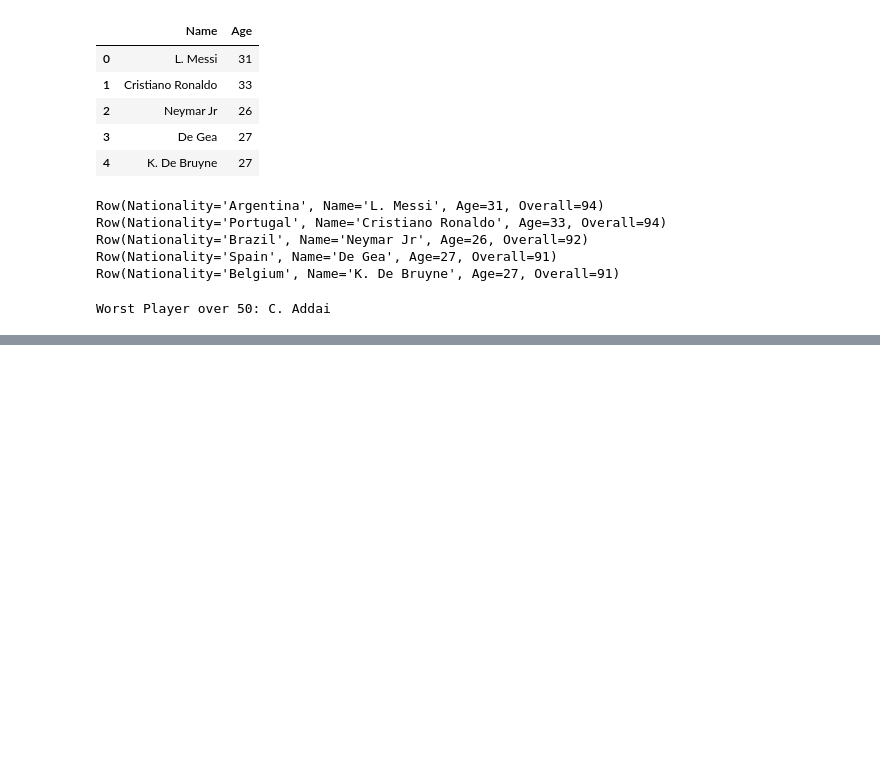
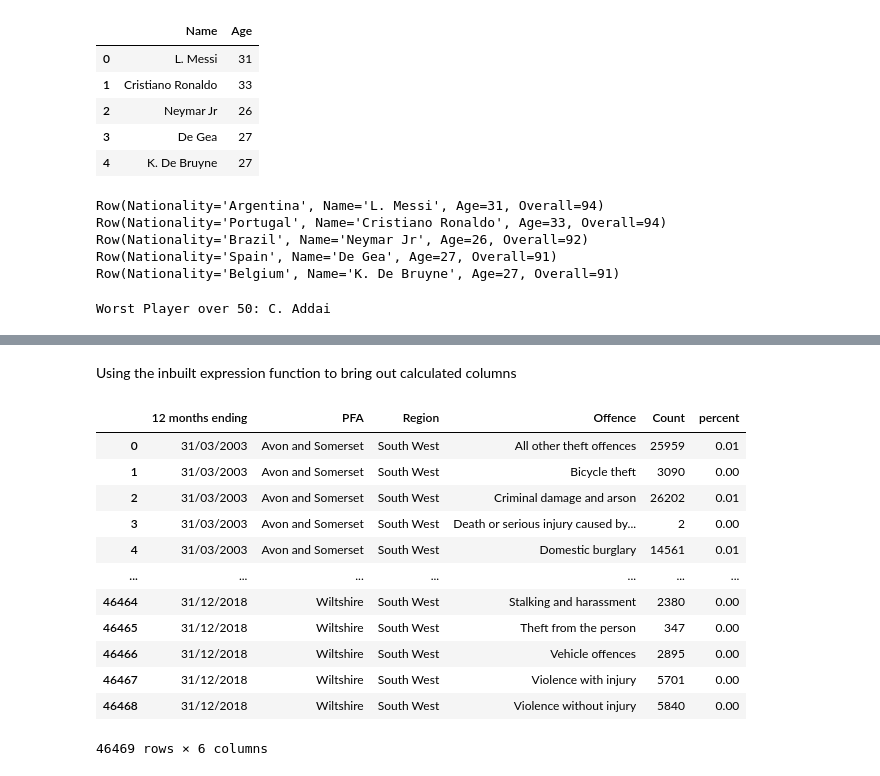
Before and after one commit to citysiva180/PySpark_Exclusive_Learning, a Jupyter notebook: PySpark_Essentials_by_LAYLA.ipynb, the cells around one changed output, grey strips where cells are left out. Saved outputs shown, nothing was run; the diff lists cells and outputs as text; code cells hidden in the pictures; blank space fills up the shorter version.

```diff
--- a/PySpark_Essentials_by_LAYLA.ipynb
+++ b/PySpark_Essentials_by_LAYLA.ipynb
@@ -870,0 +873,2 @@ Worst Player over 50: C. Addai
+# %%
+crime_dataset = spark.read.csv(general_path+"rec-crime-pfa.csv",header=True,inferSchema=True)
@@ -870,0 +897,3 @@ Worst Player over 50: C. Addai
+# %%
+df = crime_dataset.withColumnRenamed('Rolling year total number of offences','Count')
+df.printSchema()
@@ -870,0 +968,2 @@ Worst Player over 50: C. Addai
+# %% [markdown]
+Using the inbuilt expression function to bring out calculated columns
@@ -870,0 +972,16 @@ Worst Player over 50: C. Addai
+# %%
+df.withColumn("percent",expr('round((Count/244720928)*100,2) AS Percent')).toPandas()
+# %% [output]
+|  | 12 months ending | PFA | Region | Offence | Count | percent |
+| 0 | 31/03/2003 | Avon and Somerset | South West | All other theft offences | 25959 | 0.01 |
+| 1 | 31/03/2003 | Avon and Somerset | South West | Bicycle theft | 3090 | 0.00 |
+| 2 | 31/03/2003 | Avon and Somerset | South West | Criminal damage and arson | 26202 | 0.01 |
+| 3 | 31/03/2003 | Avon and Somerset | South West | Death or serious injury caused by... | 2 | 0.00 |
+| 4 | 31/03/2003 | Avon and Somerset | South West | Domestic burglary | 14561 | 0.01 |
+| ... | ... | ... | ... | ... | ... | ... |
+| 46464 | 31/12/2018 | Wiltshire | South West | Stalking and harassment | 2380 | 0.00 |
+| 46465 | 31/12/2018 | Wiltshire | South West | Theft from the person | 347 | 0.00 |
+| 46466 | 31/12/2018 | Wiltshire | South West | Vehicle offences | 2895 | 0.00 |
+| 46467 | 31/12/2018 | Wiltshire | South West | Violence with injury | 5701 | 0.00 |
+| 46468 | 31/12/2018 | Wiltshire | South West | Violence without injury | 5840 | 0.00 |
+46469 rows × 6 columns
```
Also changed, not shown: parts of 79 cells of this notebook.
